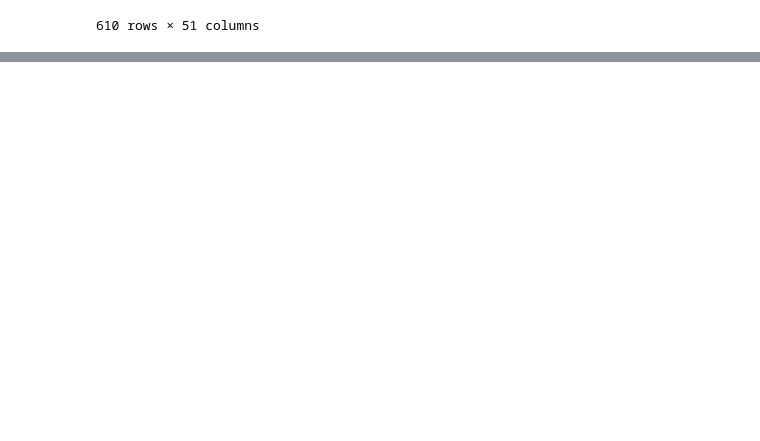
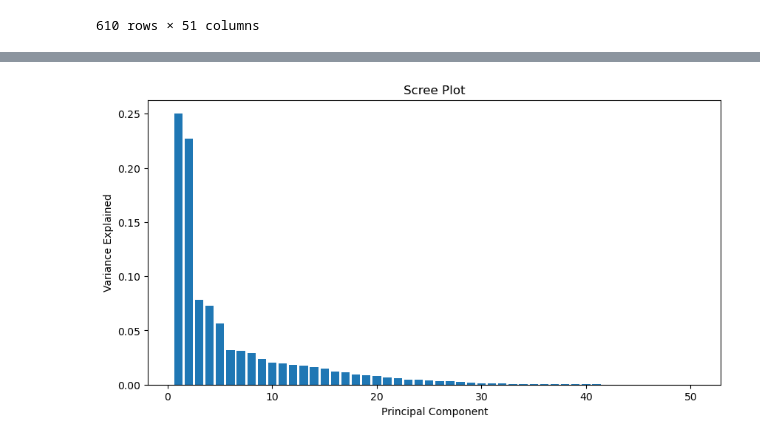
Before and after one commit to ajrx575/Machine_Learning_Final, a Jupyter notebook: ML/Final/Final_Project.ipynb, the cells around one changed output, grey strips where cells are left out. Drawn from its saved outputs; the diff is of its cells as text; code cells hidden in the pictures; blank space fills up the shorter version.

```diff
--- a/ML/Final/Final_Project.ipynb
+++ b/ML/Final/Final_Project.ipynb
@@ -262,0 +299,12 @@ df_pca
+# %%
+# scree plot
+plt.figure(figsize=(10,5))
+plt.bar(range(1, len(pca.explained_variance_ratio_)+1),
+        pca.explained_variance_ratio_)
+plt.xlabel("Principal Component")
+plt.ylabel("Variance Explained")
+plt.title("Scree Plot")
+plt.savefig(r"C:\Users\tiffa\Machine_Learning_Final\ML\Final\Figures\pca_scree.png")
+plt.show()
+# %% [output]
+[figure, added]
```
Also changed, not shown: parts of 8 cells of this notebook, 6 other files.
